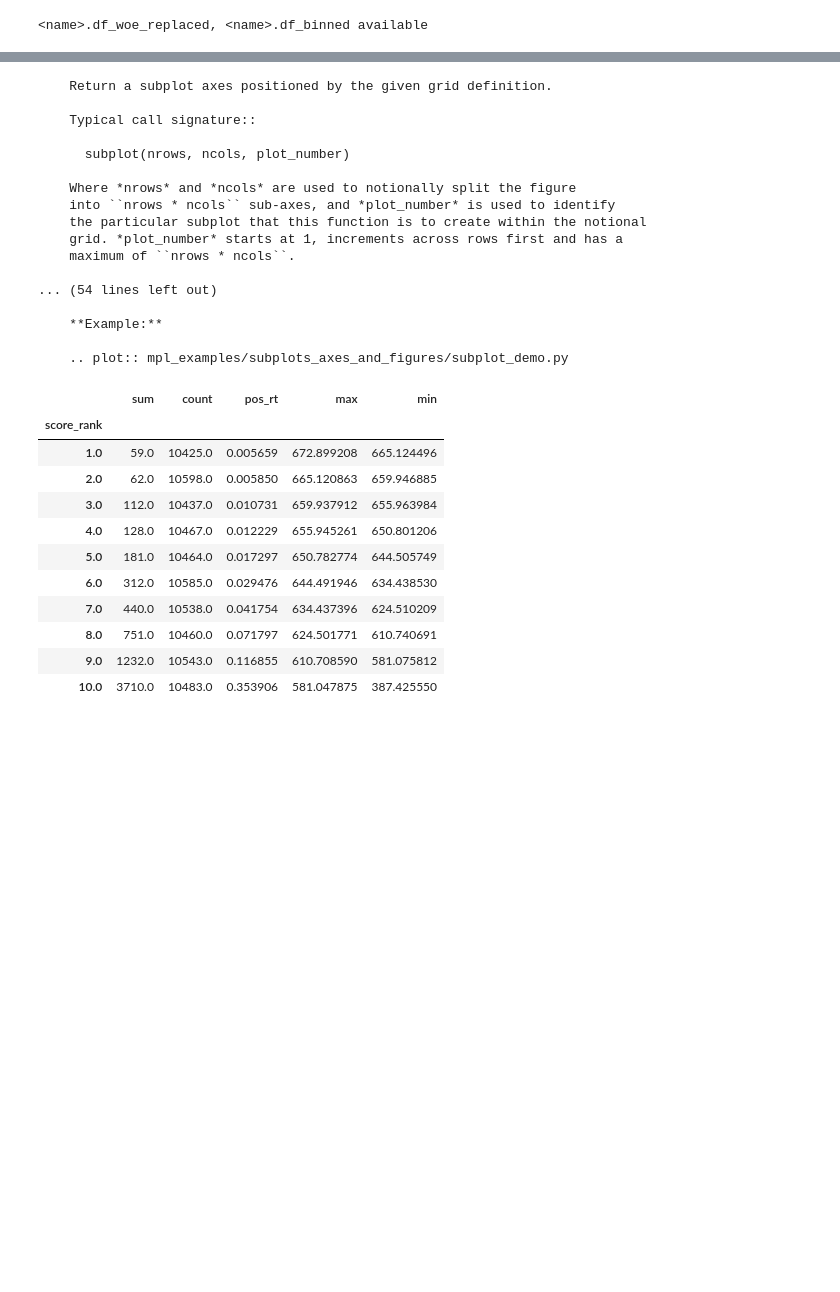
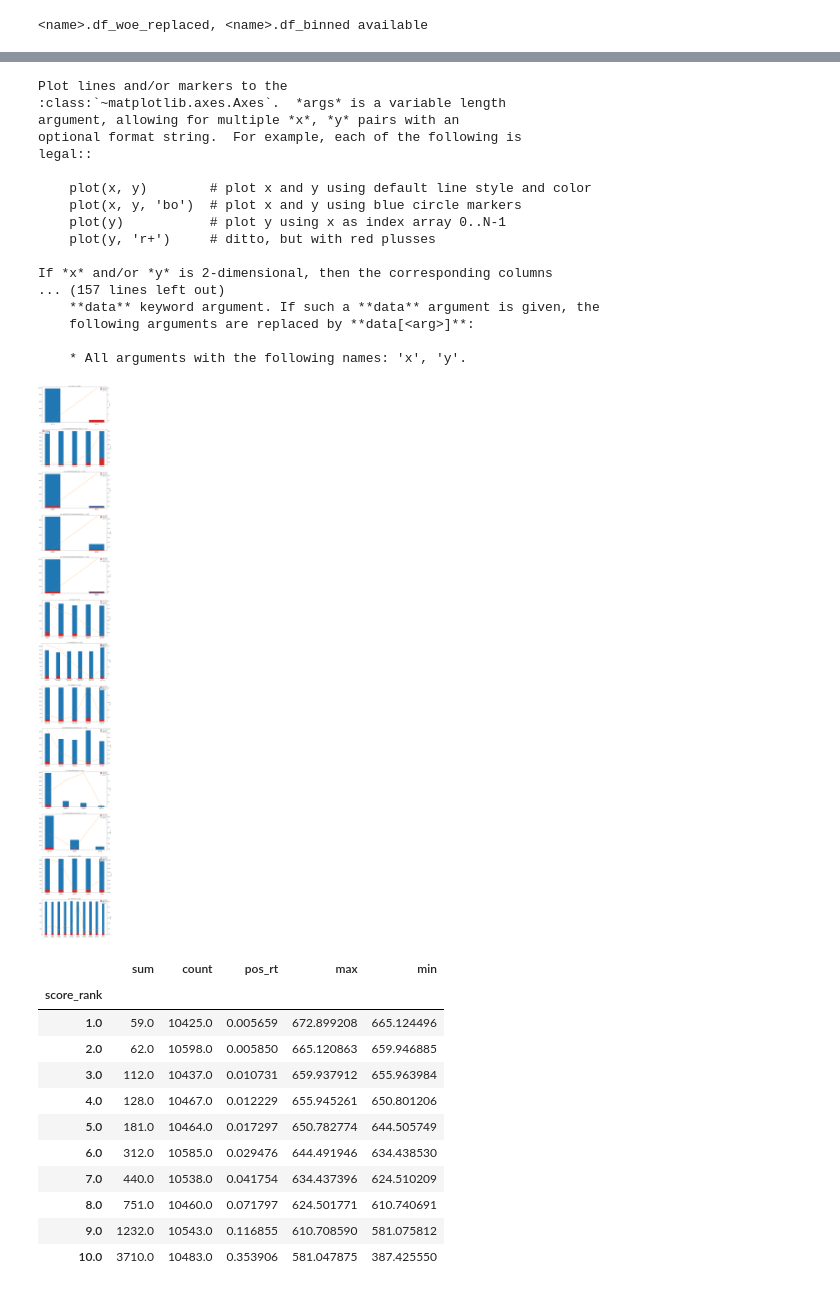
Before and after one commit to fycoopery/fy_scorecard, a Jupyter notebook: test_notebook/fy_scorecard_test.ipynb, the cells around one changed output, grey strips where cells are left out. Saved outputs shown, nothing was run; the diff lists cells and outputs as text; code cells hidden in the pictures; blank space fills up the shorter version.

Commit message:
add gen_plot, add __intercept to gen_model

```diff
--- a/test_notebook/fy_scorecard_test.ipynb
+++ b/test_notebook/fy_scorecard_test.ipynb
@@ -144,23 +139,53 @@ iv_t.sort_values(by = "iv" ,ascending=False)
 # %%
-print plt.subplot.__doc__
+print plt.plot.__doc__
 # %% [output]
-    Return a subplot axes positioned by the given grid definition.
+Plot lines and/or markers to the
+:class:`~matplotlib.axes.Axes`.  *args* is a variable length
+argument, allowing for multiple *x*, *y* pairs with an
+optional format string.  For example, each of the following is
+legal::
 
-    Typical call signature::
+    plot(x, y)        # plot x and y using default line style and color
+    plot(x, y, 'bo')  # plot x and y using blue circle markers
+    plot(y)           # plot y using x as index array 0..N-1
+    plot(y, 'r+')     # ditto, but with red plusses
 
-      subplot(nrows, ncols, plot_number)
+If *x* and/or *y* is 2-dimensional, then the corresponding columns
+... (157 lines left out)
+    **data** keyword argument. If such a **data** argument is given, the
+    following arguments are replaced by **data[<arg>]**:
 
-    Where *nrows* and *ncols* are used to notionally split the figure
-    into ``nrows * ncols`` sub-axes, and *plot_number* is used to identify
-    the particular subplot that this function is to create within the notional
-    grid. *plot_number* starts at 1, increments across rows first and has a
-    maximum of ``nrows * ncols``.
-
-... (54 lines left out)
-
-    **Example:**
-
-    .. plot:: mpl_examples/subplots_axes_and_figures/subplot_demo.py
+    * All arguments with the following names: 'x', 'y'.
+# %%
+woe_t = ximu.woe_t
+iv_t = ximu.iv_t
+
+var_cnt = iv_t.shape[0]
+woe_iv_plot,axes = plt.subplots(nrows = var_cnt,ncols = 1)
+woe_iv_plot.set_size_inches(15,10 * var_cnt)
+ax_cnt = 0
+
+for i in iv_t.sort_values(by = "iv" ,ascending=False)["var_name"]:
+    plt.subplot(var_cnt , 1 , ax_cnt+1)
+    woe_t_sample = woe_t[woe_t["var_name"]==i]
+    iv_value = iv_t[iv_t["var_name"]==i]["iv"].round(3).iloc[0]
+
+    ind = np.arange(woe_t_sample.shape[0])    # the x locations for the groups
+    width = 0.35       # the width of the bars: can also be len(x) sequence
+
+    p1 = plt.bar(ind, woe_t_sample["pos_count"], width, color='#d62728')
+    p2 = plt.bar(ind, woe_t_sample["neg_count"], width, bottom=woe_t_sample["pos_count"])
+    plt.twinx()
+    p3 = plt.plot(ind,woe_t_sample["pos_count"]/woe_t_sample["cat_total_count"],'o-',color = "darkorange")
+    plt.ylabel('Obs cnt')
+    plt.title("Var - %s, iv = %.3f" % (i,iv_value))
+    xticks = woe_t_sample["var_cat"]+" \n woe: " + woe_t_sample["woe"].round(2).astype("string")
+    plt.xticks(ind, xticks)
+    plt.legend((p1[0], p2[0],p3[0]), ('pos_count', 'neg_count','pos_rate'))
+    re = plt.setp(axes[ax_cnt].get_xticklabels(),rotation = 30 ,horizontalalignment = "right")
+    ax_cnt = ax_cnt+1
+# %% [output]
+[figure, added]
 # %%
 #排序性（提升图示例）
 import math as mt
```
Also changed, not shown: parts of 12 cells of this notebook, 1 other file.
